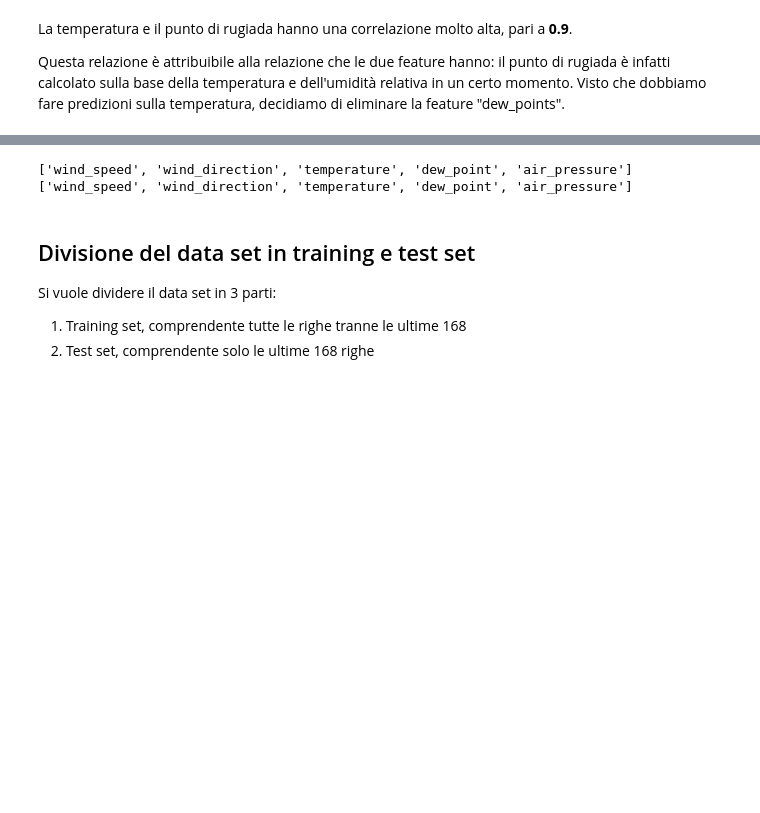
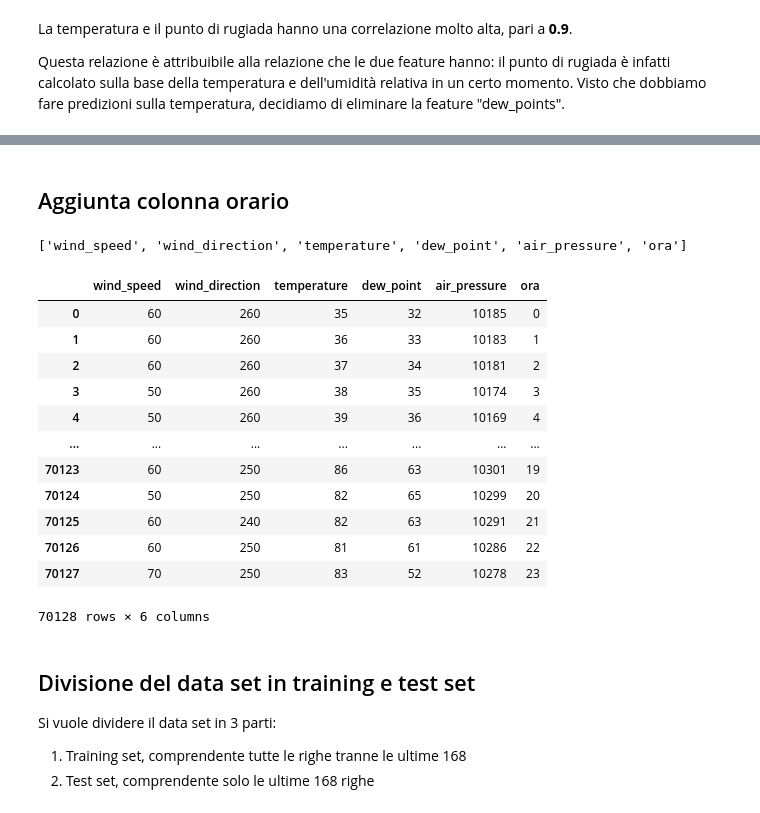
Before and after one commit to dbrglc/progetto_previsione_temperature, a Jupyter notebook: Progetto_dl_LSTM.ipynb, the cells around one changed output, grey strips where cells are left out. Saved outputs shown, nothing was run; the diff lists cells and outputs as text; code cells hidden in the pictures; blank space fills up the shorter version.

Commit message:
Aggiunta colonna orario

```diff
--- a/Progetto_dl_LSTM.ipynb
+++ b/Progetto_dl_LSTM.ipynb
@@ -69,3 +77,5 @@ Visto che dobbiamo fare predizioni sulla temperatura, decidiamo di eliminare la
 # %% [markdown]
 <img width="350" src="https://upload.wikimedia.org/wikipedia/commons/thumb/2/2f/Dewpoint-RH.svg/800px-Dewpoint-RH.svg.png"
     alt="grafico_temperatura_rugiada_wikipedia" />
+# %% [markdown]
+## Aggiunta colonna orario
@@ -72,10 +84,21 @@ Visto che dobbiamo fare predizioni sulla temperatura, decidiamo di eliminare la
 # %%
 print(list(weather_df.columns))
-# weather_df = weather_df.drop(columns=['dew_point'])
-print(list(weather_df.columns))
+weather_df
 # %% [output]
-['wind_speed', 'wind_direction', 'temperature', 'dew_point', 'air_pressure']
-['wind_speed', 'wind_direction', 'temperature', 'dew_point', 'air_pressure']
+['wind_speed', 'wind_direction', 'temperature', 'dew_point', 'air_pressure', 'ora']
+|  | wind_speed | wind_direction | temperature | dew_point | air_pressure | ora |
+| 0 | 60 | 260 | 35 | 32 | 10185 | 0 |
+| 1 | 60 | 260 | 36 | 33 | 10183 | 1 |
+| 2 | 60 | 260 | 37 | 34 | 10181 | 2 |
+| 3 | 50 | 260 | 38 | 35 | 10174 | 3 |
+| 4 | 50 | 260 | 39 | 36 | 10169 | 4 |
+| ... | ... | ... | ... | ... | ... | ... |
+| 70123 | 60 | 250 | 86 | 63 | 10301 | 19 |
+| 70124 | 50 | 250 | 82 | 65 | 10299 | 20 |
+| 70125 | 60 | 240 | 82 | 63 | 10291 | 21 |
+| 70126 | 60 | 250 | 81 | 61 | 10286 | 22 |
+| 70127 | 70 | 250 | 83 | 52 | 10278 | 23 |
+70128 rows × 6 columns
 # %% [markdown]
 ## Divisione del data set in training e test set
 
```
Also changed, not shown: parts of 20 cells of this notebook, 1 other file.
